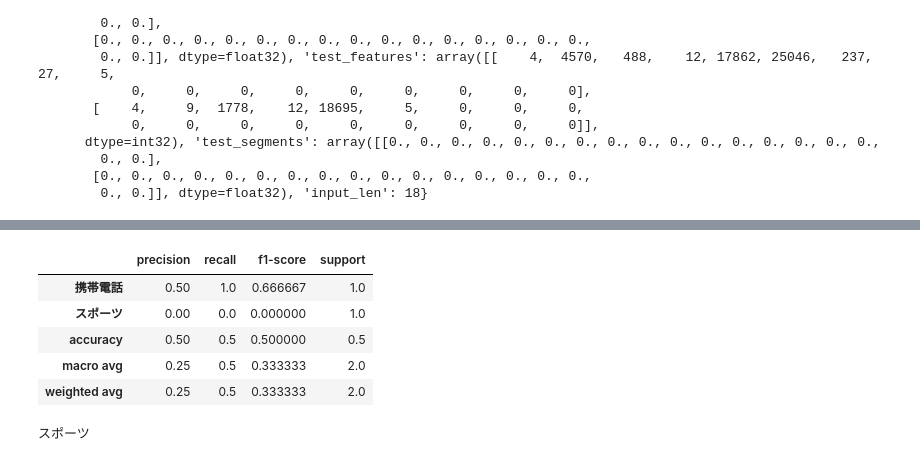
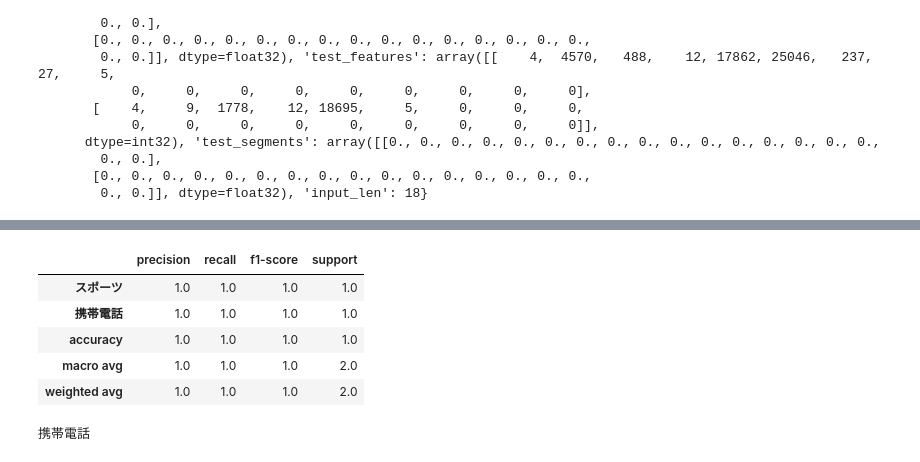
Before and after one commit to modeverv/AI, a Jupyter notebook: amateras_ikehata_bert.ipynb, the cells around one changed output, grey strips where cells are left out. Drawn from its saved outputs; the diff is of its cells as text; code cells hidden in the pictures.

```diff
--- a/amateras_ikehata_bert.ipynb
+++ b/amateras_ikehata_bert.ipynb
@@ -280,24 +326,24 @@ display(df)
 # %%
 # モデルの評価
 from sklearn.metrics import classification_report, confusion_matrix
 from keras.models import load_model
 from keras_bert import get_custom_objects
 
 model = load_model(model_filename, custom_objects=get_custom_objects())
 
 predicted_test_labels = model.predict([data['test_features'], data['test_segments']]).argmax(axis=1)
 numeric_test_labels = np.array(data['test_labels']).argmax(axis=1)
 
 report = classification_report(
-        numeric_test_labels, predicted_test_labels, target_names=['携帯電話', 'スポーツ'], output_dict=True)
+        numeric_test_labels, predicted_test_labels, target_names=['スポーツ','携帯電話'], output_dict=True)
 display(pd.DataFrame(report).T)
 # %% [output]
 |  | precision | recall | f1-score | support |
-| 携帯電話 | 0.50 | 1.0 | 0.666667 | 1.0 |
-| スポーツ | 0.00 | 0.0 | 0.000000 | 1.0 |
-| accuracy | 0.50 | 0.5 | 0.500000 | 0.5 |
-| macro avg | 0.25 | 0.5 | 0.333333 | 2.0 |
-| weighted avg | 0.25 | 0.5 | 0.333333 | 2.0 |
+| スポーツ | 1.0 | 1.0 | 1.0 | 1.0 |
+| 携帯電話 | 1.0 | 1.0 | 1.0 | 1.0 |
+| accuracy | 1.0 | 1.0 | 1.0 | 1.0 |
+| macro avg | 1.0 | 1.0 | 1.0 | 2.0 |
+| weighted avg | 1.0 | 1.0 | 1.0 | 2.0 |
 # %%
 # 予測
 import sys
@@ -344,7 +390,7 @@ def _get_indice(feature):
     return indices
 # %%
 # 予測実行
-feature = "運動するのは楽しい"
+feature = "スポーツ"
 
 test_features = []
 test_features.append(_get_indice(feature))
@@ -359,4 +405,4 @@ label = label.iloc[0]
 label_name = label['label']
 print(label_name)
 # %% [output]
-スポーツ
+携帯電話
```
Also changed, not shown: parts of 6 cells of this notebook.
